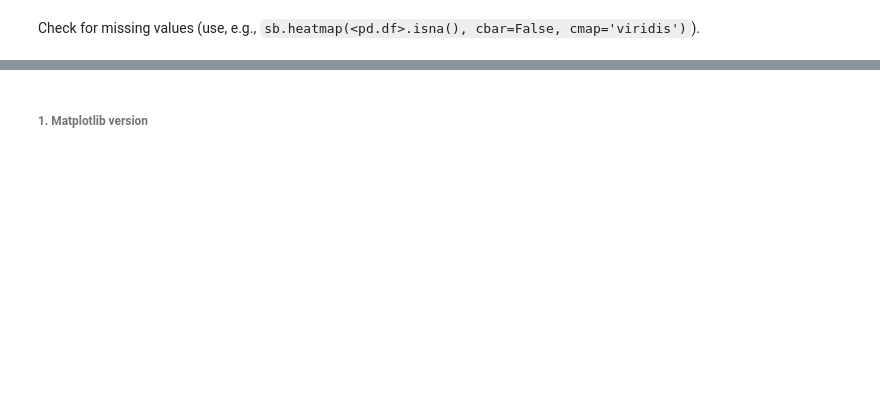
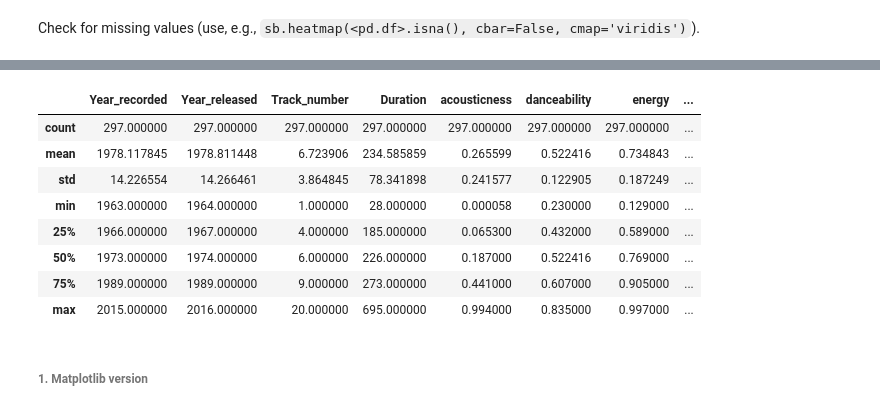
Before and after one commit to devedzic/eda_rs, a Jupyter notebook: eda.ipynb, the cells around one changed output, grey strips where cells are left out. Saved outputs shown, nothing was run; the diff lists cells and outputs as text; code cells hidden in the pictures; blank space fills up the shorter version.

```diff
--- a/eda.ipynb
+++ b/eda.ipynb
@@ -753,3 +801,16 @@ To set the ranges of values on x-axis and y-axis (`Duration`, `Other.releases`),
+# %%
+# display(songs.loc[songs.Duration == 28, ['Title', 'Duration']])
+songs.describe()
+# %% [output]
+|  | Year_recorded | Year_released | Track_number | Duration | acousticness | danceability | energy | ... |
+| count | 297.000000 | 297.000000 | 297.000000 | 297.000000 | 297.000000 | 297.000000 | 297.000000 | ... |
+| mean | 1978.117845 | 1978.811448 | 6.723906 | 234.585859 | 0.265599 | 0.522416 | 0.734843 | ... |
+| std | 14.226554 | 14.266461 | 3.864845 | 78.341898 | 0.241577 | 0.122905 | 0.187249 | ... |
+| min | 1963.000000 | 1964.000000 | 1.000000 | 28.000000 | 0.000058 | 0.230000 | 0.129000 | ... |
+| 25% | 1966.000000 | 1967.000000 | 4.000000 | 185.000000 | 0.065300 | 0.432000 | 0.589000 | ... |
+| 50% | 1973.000000 | 1974.000000 | 6.000000 | 226.000000 | 0.187000 | 0.522416 | 0.769000 | ... |
+| 75% | 1989.000000 | 1989.000000 | 9.000000 | 273.000000 | 0.441000 | 0.607000 | 0.905000 | ... |
+| max | 2015.000000 | 2016.000000 | 20.000000 | 695.000000 | 0.994000 | 0.835000 | 0.997000 | ... |
 # %% [markdown]
 ###### 1. Matplotlib version
 # %% [markdown]
```
Also changed, not shown: parts of 15 cells of this notebook, 2 other files.
